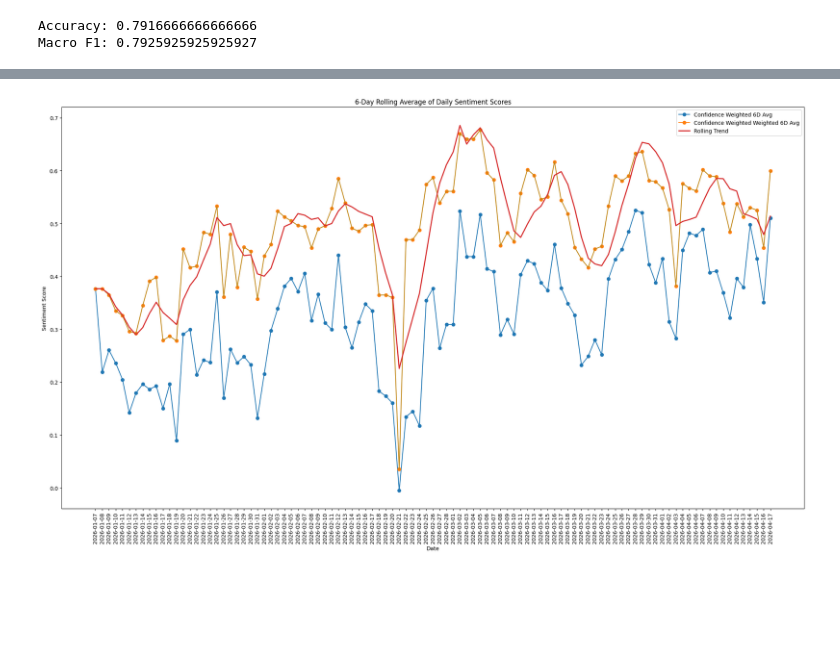
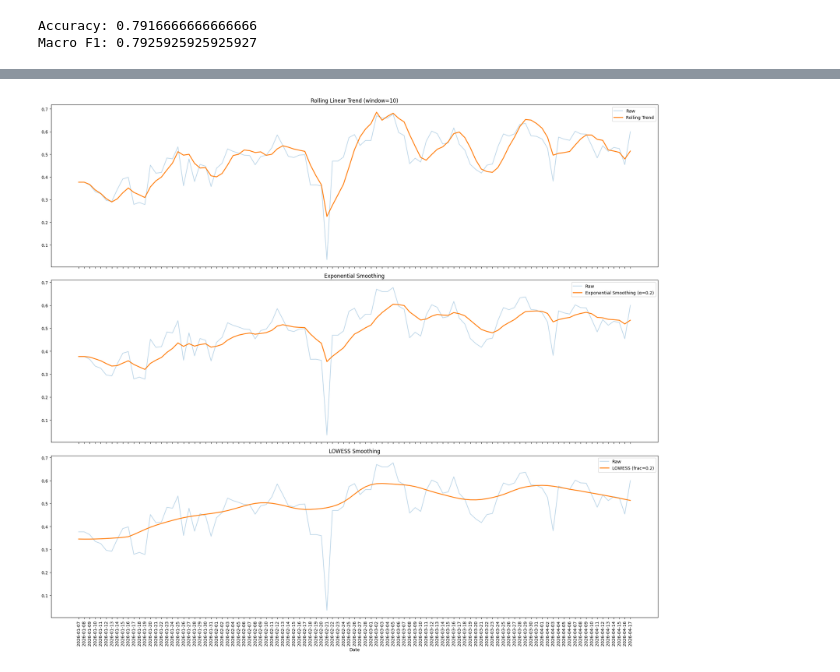
Before and after one commit to JSek7/Citadel-Fixed-Income-Challenge---Sentiment-Analysis, a Jupyter notebook: Notebooks/Notebooks/ngnews_api_sentiment_analysis.ipynb, the cells around one changed output, grey strips where cells are left out. Drawn from its saved outputs; the diff is of its cells as text; code cells hidden in the pictures; blank space fills up the shorter version.

```diff
--- a/Notebooks/Notebooks/ngnews_api_sentiment_analysis.ipynb
+++ b/Notebooks/Notebooks/ngnews_api_sentiment_analysis.ipynb
@@ -809,7 +817,7 @@ results_df = add_confidence_weighted_rolling(
 )
 
 results_df = add_confidence_weighted_rolling(
-    results_df,
+    results_df1,
     score_row="weighted_daily_sentiment_score",
     entropy_row="inter_article_directional_entropy",
     count_row="n_articles",
@@ -817,74 +825,72 @@ results_df = add_confidence_weighted_rolling(
     new_row_name="confidence_weighted_weighted_6d_avg"
 )
 
+import matplotlib.pyplot as plt
+from statsmodels.nonparametric.smoothers_lowess import lowess
+import numpy as np
 
+# --- Prepare data ---
+dates = results_df.columns
+y = results_df.loc["confidence_weighted_weighted_6d_avg"].astype(float).values
+
+# --- Rolling regression trend ---
 window = 10
 trend = []
-
-x = np.arange(len(results_df.columns))
-y = results_df.loc["confidence_weighted_weighted_6d_avg"].astype(float).values
 
 for i in range(len(y)):
     start = max(0, i - window + 1)
     x_local = np.arange(start, i+1)
     y_local = y[start:i+1]
 
     if len(x_local) < 2:
         trend.append(y[i])
         continue
 
     coef = np.polyfit(x_local, y_local, 1)
     trend.append(np.polyval(coef, i))
 
+trend = np.array(trend)
 
-
-plt.figure(figsize=(20, 12))
-plt.plot(
-    results_df.columns,
-    results_df.loc["confidence_weighted_6d_avg"],
-    label="Confidence Weighted 6D Avg",
-    marker='o')
-plt.plot(
-    results_df.columns,
-    results_df.loc["confidence_weighted_weighted_6d_avg"],
-    label="Confidence Weighted Weighted 6D Avg",
-    marker='o')
-
-plt.plot(results_df.columns, y, alpha=0.3)
-plt.plot(results_df.columns, trend, label="Rolling Trend", linewidth=2)
-
-plt.xticks(rotation=90)
-plt.xlabel("Date")
-plt.ylabel("Sentiment Score")
-plt.title("6-Day Rolling Average of Daily Sentiment Scores")
-plt.legend()
-plt.tight_layout()
-plt.show()
-
-
+# --- Exponential smoothing ---
 def exp_smooth(y, alpha=0.2):
     s = np.zeros_like(y)
     s[0] = y[0]
     for i in range(1, len(y)):
         s[i] = alpha * y[i] + (1 - alpha) * s[i-1]
     return s
 
-y_smooth = exp_smooth(y, alpha=0.2)
+y_exp = exp_smooth(y, alpha=0.2)
 
-plt.plot(results_df.columns, y, alpha=0.3, label="Raw")
-plt.plot(results_df.columns, y_smooth, label="Exp Smooth", linewidth=2)
+# --- LOWESS ---
+x = np.arange(len(y))
+lowess_smoothed = lowess(y, x, frac=0.2)[:, 1]
 
-from statsmodels.nonparametric.smoothers_lowess import lowess
+# --- Plot everything in subplots ---
+fig, axs = plt.subplots(3, 1, figsize=(20, 18), sharex=True)
 
-x = np.arange(len(results_df.columns))
-y = results_df.loc["confidence_weighted_weighted_6d_avg"].astype(float).values
+# 1. Rolling regression
+axs[0].plot(dates, y, alpha=0.3, label="Raw")
+axs[0].plot(dates, trend, label="Rolling Trend", linewidth=2)
+axs[0].set_title("Rolling Linear Trend (window=10)")
+axs[0].legend()
 
-# Smooth
-smoothed = lowess(y, x, frac=0.2)  # frac controls smoothness
+# 2. Exponential smoothing
+axs[1].plot(dates, y, alpha=0.3, label="Raw")
+axs[1].plot(dates, y_exp, label="Exponential Smoothing (α=0.2)", linewidth=2)
+axs[1].set_title("Exponential Smoothing")
+axs[1].legend()
 
-# Plot
-plt.plot(results_df.columns, y, alpha=0.3, label="Raw")
-plt.plot(results_df.columns, smoothed[:, 1], label="LOWESS Smoothed", linewidth=2)
+# 3. LOWESS
+axs[2].plot(dates, y, alpha=0.3, label="Raw")
+axs[2].plot(dates, lowess_smoothed, label="LOWESS (frac=0.2)", linewidth=2)
+axs[2].set_title("LOWESS Smoothing")
+axs[2].legend()
+
+# formatting
+plt.xticks(rotation=90)
+plt.xlabel("Date")
+plt.tight_layout()
+plt.show()
 # %% [output]
-[figure, old version]
+[figure, new version]
 # %%
```
Also changed, not shown: parts of 4 cells of this notebook.
